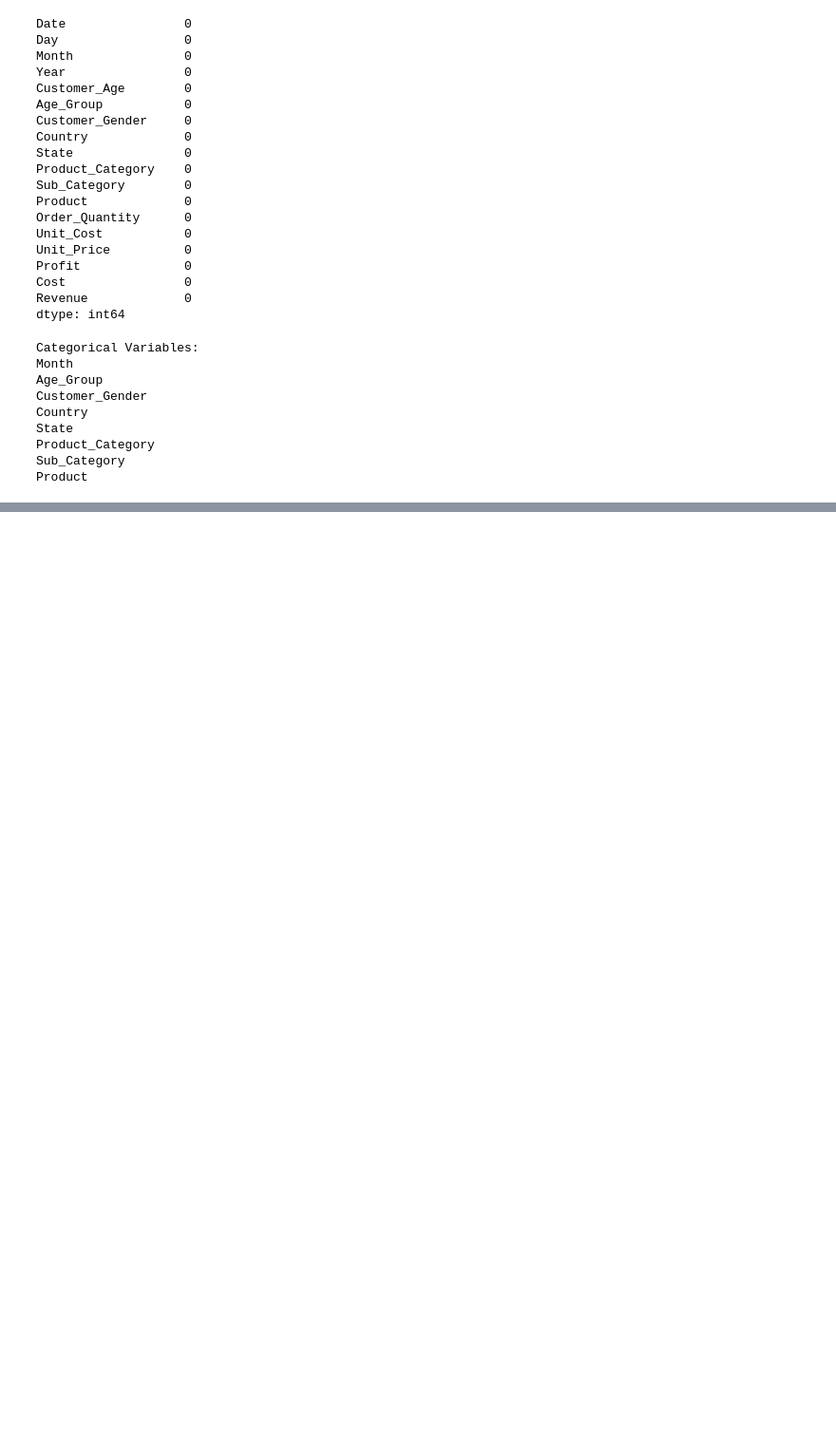
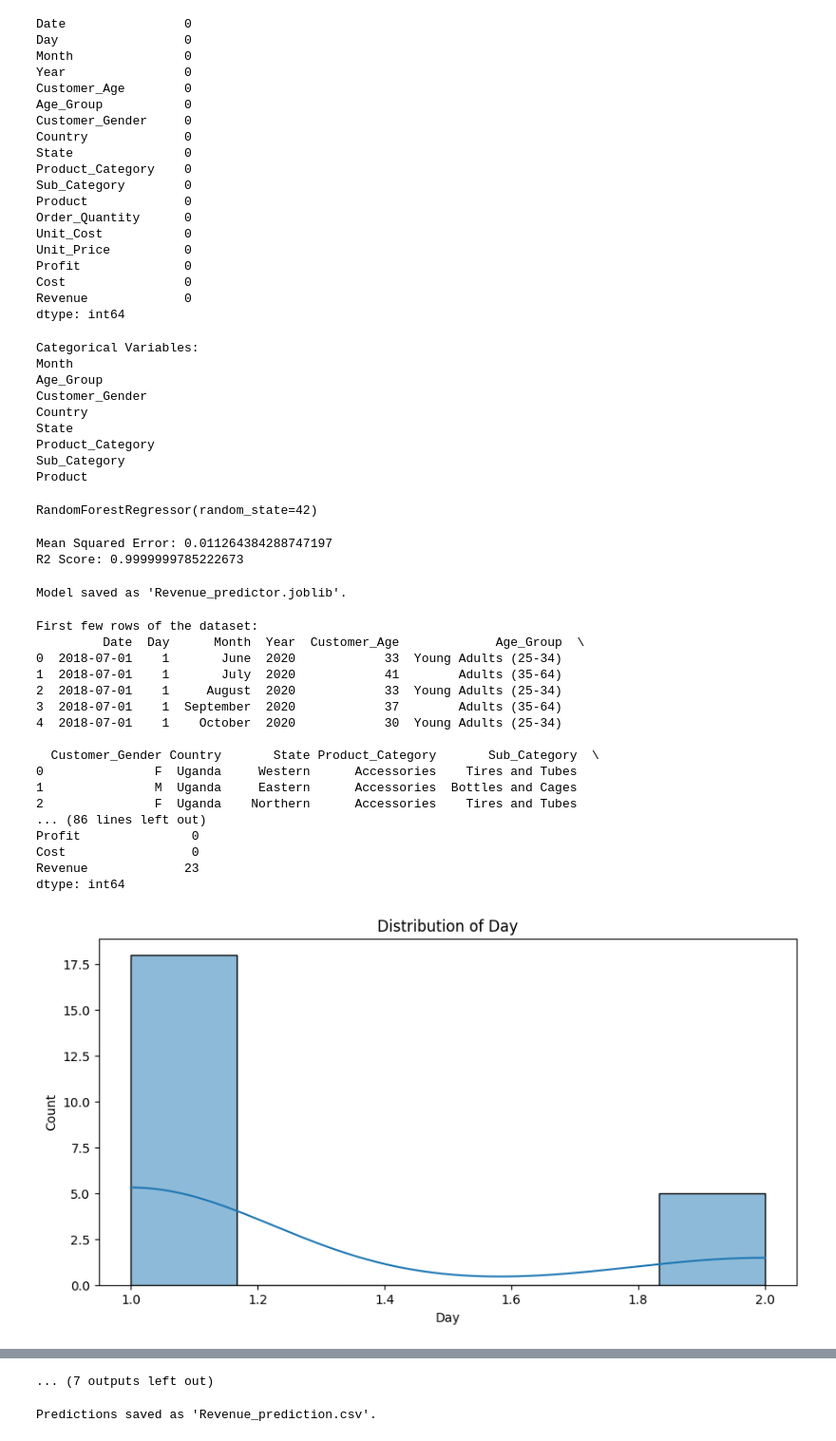
Before and after one commit to sentongo-web/Data-mining, a Jupyter notebook: Final_Bike_Sales.ipynb, the cells around one changed output, grey strips where cells are left out. Shown at 95% size. Saved outputs shown, nothing was run; the diff lists cells and outputs as text; code cells hidden in the pictures; blank space fills up the shorter version.

```diff
--- a/Final_Bike_Sales.ipynb
+++ b/Final_Bike_Sales.ipynb
@@ -597,0 +616,65 @@ bike_sales_cleaned = clean_data(bike_sales)
+# %%
+# Build the RandomForestRegressor model
+rf_regressor = RandomForestRegressor(n_estimators=100, random_state=42)
+rf_regressor.fit(X_train, y_train)
+# %% [output]
+RandomForestRegressor(random_state=42)
+# %%
+# Evaluate the model on validation set
+y_val_pred = rf_regressor.predict(X_val)
+print("Mean Squared Error:", mean_squared_error(y_val, y_val_pred))
+print("R2 Score:", r2_score(y_val, y_val_pred))
+# %% [output]
+Mean Squared Error: 0.011264384288747197
+R2 Score: 0.9999999785222673
+# %%
+# Save the model
+joblib.dump(rf_regressor, 'Revenue_predictor.joblib')
+print("Model saved as 'Revenue_predictor.joblib'.")
+# %% [output]
+Model saved as 'Revenue_predictor.joblib'.
+# %%
+# Load the testing dataset
+bike_sales_test = pd.read_excel('Bike_sales_Uganda.xlsx')
+# %%
+# Step 1: Visualize the Testing Dataset
+def visualize_data(bike_sales_test):
+    print("First few rows of the dataset:")
+    print(bike_sales_test.head())
+    print("\nSummary statistics:")
+    print(bike_sales_test.describe(include='all'))
+    print("\nMissing values per column:")
+    print(bike_sales_test.isnull().sum())
+    numerical_columns = bike_sales_test.select_dtypes(include=['int64', 'float64']).columns
+    for col in numerical_columns:
+        plt.figure(figsize=(10, 5))
+        sns.histplot(bike_sales_test[col], kde=True)
+        plt.title(f'Distribution of {col}')
+        plt.show()
+    categorical_columns = bike_sales_test.select_dtypes(include=['object', 'category']).columns
+    for col in categorical_columns:
+        plt.figure(figsize=(10, 5))
+        sns.countplot(y=bike_sales_test[col])
+        plt.title(f'Count plot of {col}')
+        plt.show()
+
+visualize_data(bike_sales_test)
+# %% [output]
+First few rows of the dataset:
+         Date  Day      Month  Year  Customer_Age             Age_Group  \
+0  2018-07-01    1       June  2020            33  Young Adults (25-34)
+1  2018-07-01    1       July  2020            41        Adults (35-64)
+2  2018-07-01    1     August  2020            33  Young Adults (25-34)
+3  2018-07-01    1  September  2020            37        Adults (35-64)
+4  2018-07-01    1    October  2020            30  Young Adults (25-34)
+
+  Customer_Gender Country       State Product_Category       Sub_Category  \
+0               F  Uganda     Western      Accessories    Tires and Tubes
+1               M  Uganda     Eastern      Accessories  Bottles and Cages
+2               F  Uganda    Northern      Accessories    Tires and Tubes
+... (86 lines left out)
+Profit               0
+Cost                 0
+Revenue             23
+dtype: int64
+[figure, added]
@@ -597,0 +691 @@ bike_sales_cleaned = clean_data(bike_sales)
+... (7 outputs left out)
@@ -597,0 +730,8 @@ bike_sales_cleaned = clean_data(bike_sales)
+# %%
+# Step 6: Save the Predictions as a CSV File
+output_df = bike_sales_test.copy()
+output_df['Predicted_Revenue'] = revenue_predictions
+output_df.to_csv('Revenue_prediction.csv', index=False)
+print("Predictions saved as 'Revenue_prediction.csv'.")
+# %% [output]
+Predictions saved as 'Revenue_prediction.csv'.
```
Also changed, not shown: parts of 9 cells of this notebook, 4 other files.
